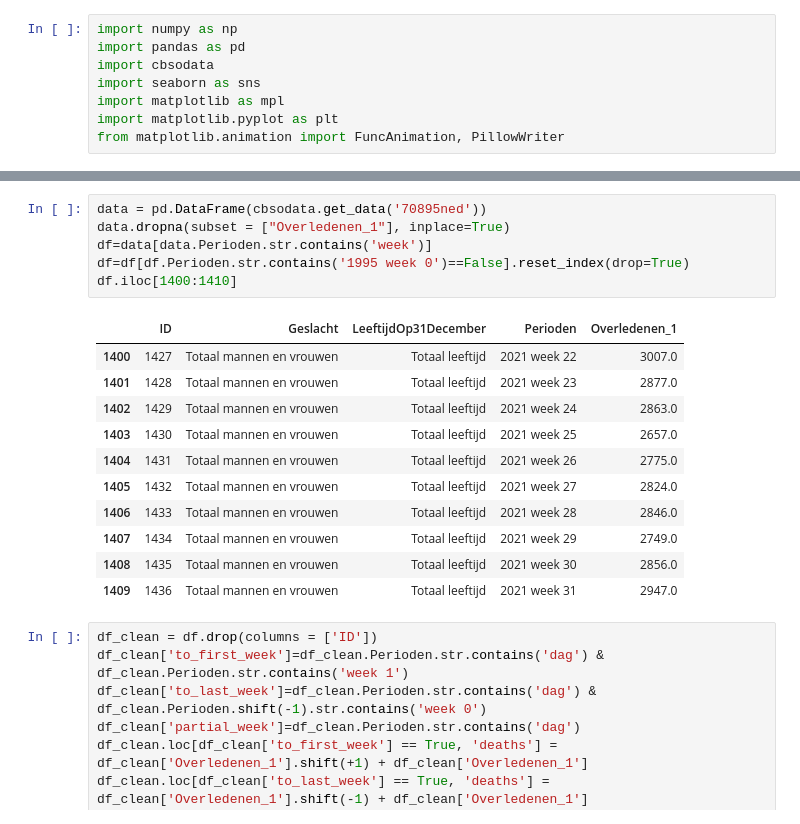
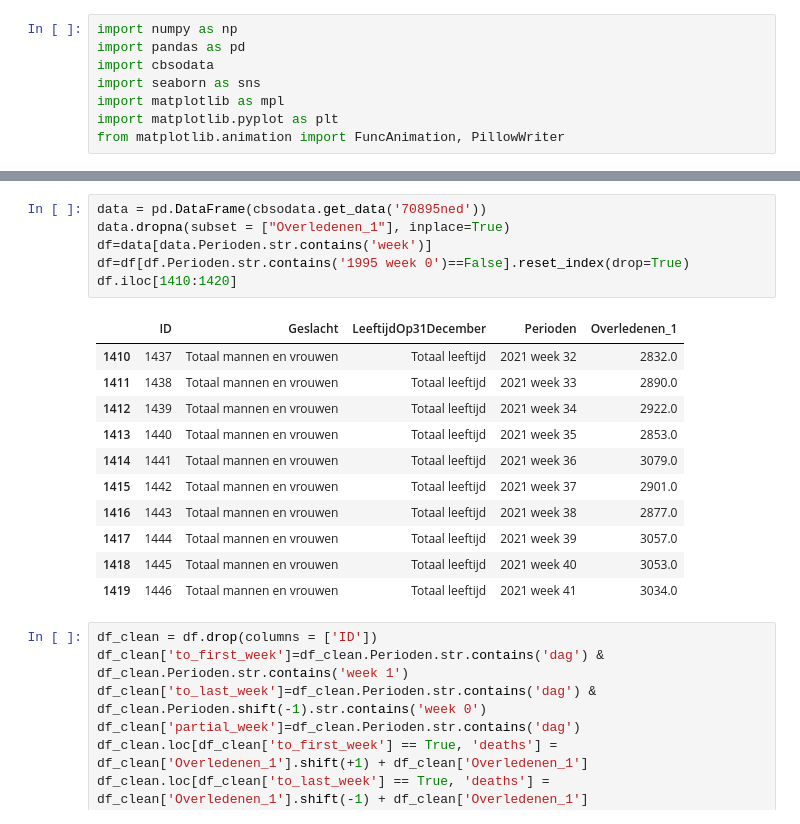
Before and after one commit to heesters/Oversterfte-Nederland, a Jupyter notebook: Overledenen.ipynb, the cells around one changed output, grey strips where cells are left out. Cells and saved outputs as stored; diff of their text form.

```diff
--- a/Overledenen.ipynb
+++ b/Overledenen.ipynb
@@ -16,21 +16,21 @@ info = cbsodata.get_info('70895ned') # Returns a dict with info
 # %%
 data = pd.DataFrame(cbsodata.get_data('70895ned'))
 data.dropna(subset = ["Overledenen_1"], inplace=True)
 df=data[data.Perioden.str.contains('week')]
 df=df[df.Perioden.str.contains('1995 week 0')==False].reset_index(drop=True)
-df.iloc[1400:1410]
+df.iloc[1410:1420]
 # %% [output]
 |  | ID | Geslacht | LeeftijdOp31December | Perioden | Overledenen_1 |
-| 1400 | 1427 | Totaal mannen en vrouwen | Totaal leeftijd | 2021 week 22 | 3007.0 |
-| 1401 | 1428 | Totaal mannen en vrouwen | Totaal leeftijd | 2021 week 23 | 2877.0 |
-| 1402 | 1429 | Totaal mannen en vrouwen | Totaal leeftijd | 2021 week 24 | 2863.0 |
-| 1403 | 1430 | Totaal mannen en vrouwen | Totaal leeftijd | 2021 week 25 | 2657.0 |
-| 1404 | 1431 | Totaal mannen en vrouwen | Totaal leeftijd | 2021 week 26 | 2775.0 |
-| 1405 | 1432 | Totaal mannen en vrouwen | Totaal leeftijd | 2021 week 27 | 2824.0 |
-| 1406 | 1433 | Totaal mannen en vrouwen | Totaal leeftijd | 2021 week 28 | 2846.0 |
-| 1407 | 1434 | Totaal mannen en vrouwen | Totaal leeftijd | 2021 week 29 | 2749.0 |
-| 1408 | 1435 | Totaal mannen en vrouwen | Totaal leeftijd | 2021 week 30 | 2856.0 |
-| 1409 | 1436 | Totaal mannen en vrouwen | Totaal leeftijd | 2021 week 31 | 2947.0 |
+| 1410 | 1437 | Totaal mannen en vrouwen | Totaal leeftijd | 2021 week 32 | 2832.0 |
+| 1411 | 1438 | Totaal mannen en vrouwen | Totaal leeftijd | 2021 week 33 | 2890.0 |
+| 1412 | 1439 | Totaal mannen en vrouwen | Totaal leeftijd | 2021 week 34 | 2922.0 |
+| 1413 | 1440 | Totaal mannen en vrouwen | Totaal leeftijd | 2021 week 35 | 2853.0 |
+| 1414 | 1441 | Totaal mannen en vrouwen | Totaal leeftijd | 2021 week 36 | 3079.0 |
+| 1415 | 1442 | Totaal mannen en vrouwen | Totaal leeftijd | 2021 week 37 | 2901.0 |
+| 1416 | 1443 | Totaal mannen en vrouwen | Totaal leeftijd | 2021 week 38 | 2877.0 |
+| 1417 | 1444 | Totaal mannen en vrouwen | Totaal leeftijd | 2021 week 39 | 3057.0 |
+| 1418 | 1445 | Totaal mannen en vrouwen | Totaal leeftijd | 2021 week 40 | 3053.0 |
+| 1419 | 1446 | Totaal mannen en vrouwen | Totaal leeftijd | 2021 week 41 | 3034.0 |
 # %%
 df_clean = df.drop(columns = ['ID'])
 df_clean['to_first_week']=df_clean.Perioden.str.contains('dag') & df_clean.Perioden.str.contains('week 1')
```
Also changed, not shown: parts of 7 cells of this notebook, 8 other files.
